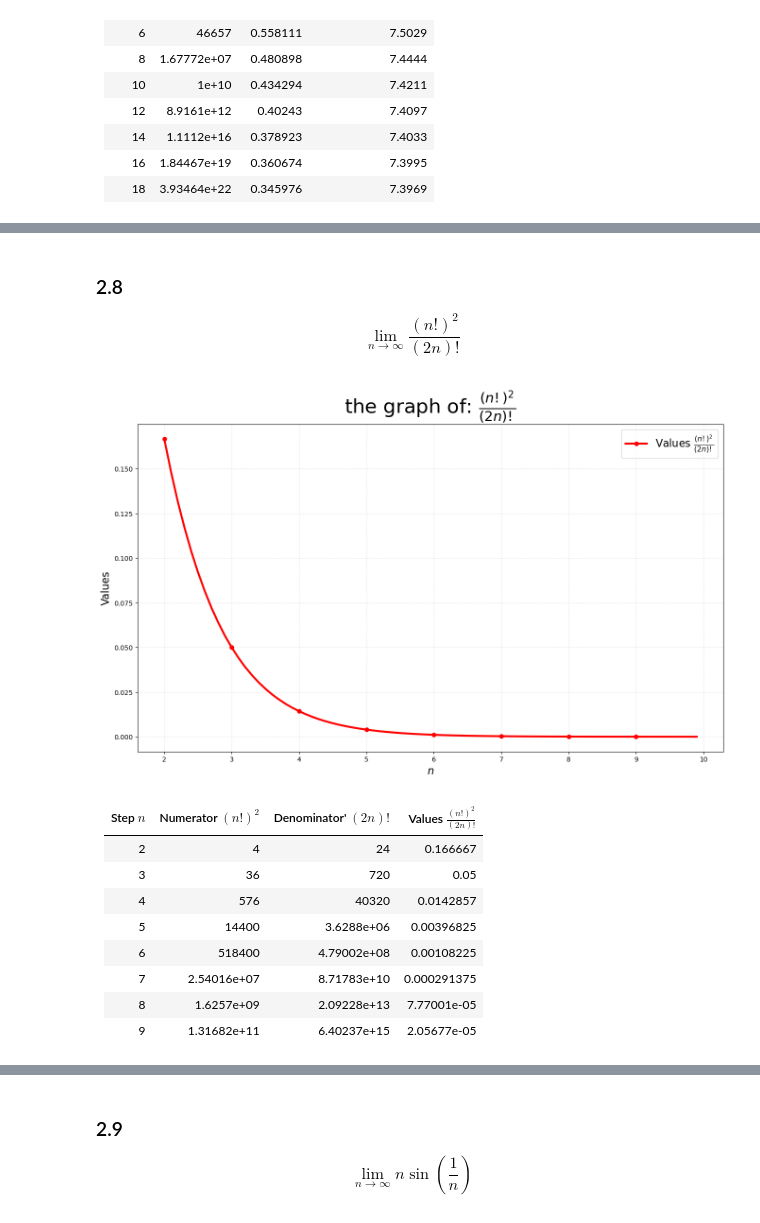
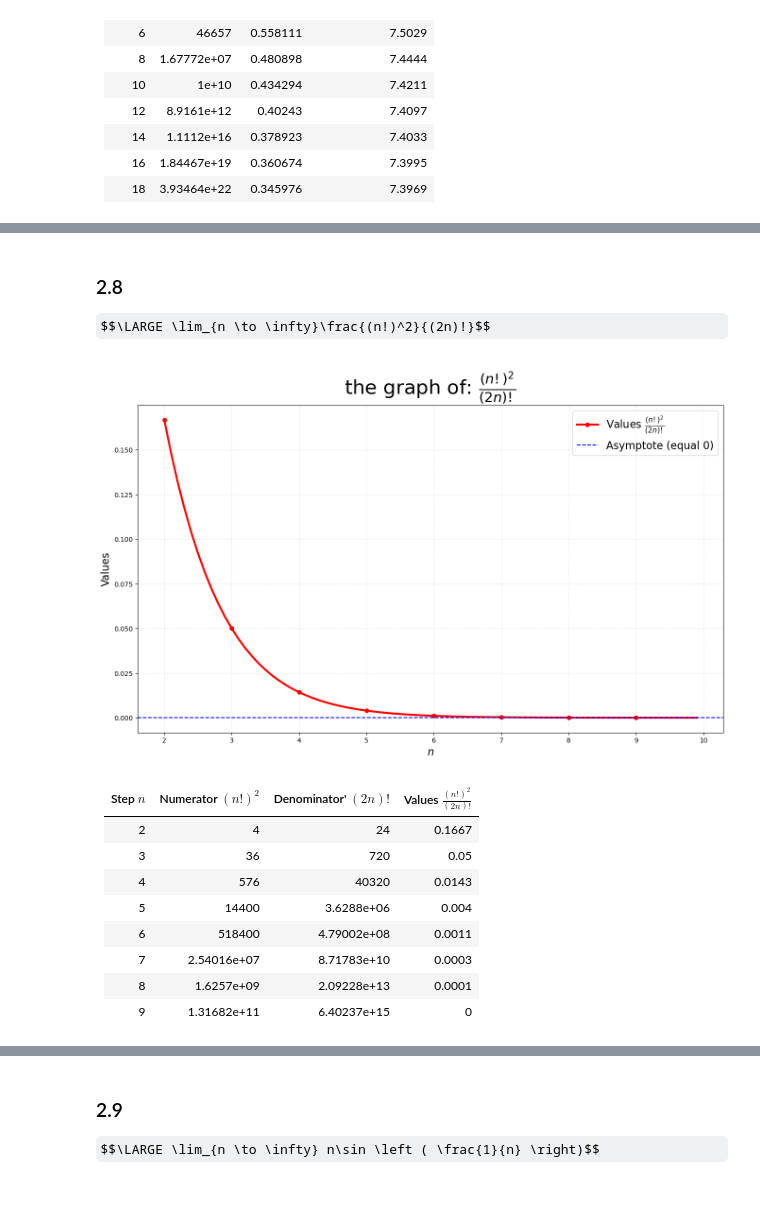
Before and after one commit to KacperCedro/study-notes, a Jupyter notebook: math/Mary-L-Boas/ch01-inifnite-series-power-series/exercises.ipynb, the cells around one changed output, grey strips where cells are left out. Saved outputs shown, nothing was run; the diff lists cells and outputs as text; code cells hidden in the pictures; some formulas as TeX source.

```diff
--- a/math/Mary-L-Boas/ch01-inifnite-series-power-series/exercises.ipynb
+++ b/math/Mary-L-Boas/ch01-inifnite-series-power-series/exercises.ipynb
@@ -64,9 +56,9 @@ plt.show()
 
 table_data = {
     r"Step $n$": n_values,
-    r"Numerator $n^n$": numerators,
-    r"denominator $n!$": denominators,
-    r"Value $\frac{n^n}{n!}$": results
+    r"Numerator $n^n$": np.round(numerators, 4),
+    r"denominator $n!$": np.round(denominators, 4),
+    r"Value $\frac{n^n}{n!}$": np.round(results, 4)
 }
 df = pd.DataFrame(table_data)
 df_sliced = df.iloc[::10]
@@ -147,6 +137,6 @@ compute()
 # %% [markdown]
 ### 2.8
-$$\lim_{n \to \infty}\frac{(n!)^2}{(2n)!}$$
+$$\LARGE \lim_{n \to \infty}\frac{(n!)^2}{(2n)!}$$
 # %%
 def compute():
     n_max = 10
@@ -155,49 +145,50 @@ def compute():
     n_values = np.arange(n_start, n_max, n_step)
 
     numerators = factorial(n_values)**2
     denominators = factorial(2*n_values)
     results = numerators / denominators
 
     plt.figure(figsize=(16,9))
 
     plt.plot(n_values, results, 'o-r', markevery=10, linewidth=3, label=r'Values $\frac{(n!)^2}{(2n)!}$')
+    plt.axhline(y=0, linestyle='--', color='blue', label=r"Asymptote (equal 0)")
     #plt.plot(n_values, numerators, color='green', marker='^', linestyle='-', markevery=11, label=r'Numerators $(n!)^2$')
 
     plt.title(r'the graph of: $\frac{(n!)^2}{(2n)!}$', fontsize=30, pad=15)
     plt.xlabel(r"$n$", fontsize=16)
     plt.ylabel(r"Values", fontsize=16)
     plt.grid(True, linestyle=':', alpha=0.5)
     plt.legend(fontsize=16, loc='upper right')
 
     plt.show()
 
     table_data = {
         r'Step $n$': n_values,
-        r'Numerator $(n!)^2$': numerators,
-        r"Denominator' $(2n)!$": denominators,
-        r"Values $\frac{(n!)^2}{(2n)!}$": results
+        r'Numerator $(n!)^2$': np.round(numerators, 4),
+        r"Denominator' $(2n)!$": np.round(denominators, 4),
+        r"Values $\frac{(n!)^2}{(2n)!}$": np.round(results, 4)
     }
 
     df = pd.DataFrame(table_data)
     df_sliced = df.iloc[::10]
 
     return Markdown(df_sliced.to_markdown(index=False))
 
 compute()
 # %% [output]
-[figure, old version]
+[figure, new version]
 |   Step $n$ |   Numerator $(n!)^2$ |   Denominator' $(2n)!$ |   Values $\frac{(n!)^2}{(2n)!}$ |
 |-----------:|---------------------:|-----------------------:|--------------------------------:|
-|          2 |          4           |           24           |                     0.166667    |
-|          3 |         36           |          720           |                     0.05        |
-|          4 |        576           |        40320           |                     0.0142857   |
-|          5 |      14400           |            3.6288e+06  |                     0.00396825  |
-|          6 |     518400           |            4.79002e+08 |                     0.00108225  |
-|          7 |          2.54016e+07 |            8.71783e+10 |                     0.000291375 |
-|          8 |          1.6257e+09  |            2.09228e+13 |                     7.77001e-05 |
-|          9 |          1.31682e+11 |            6.40237e+15 |                     2.05677e-05 |
+|          2 |          4           |           24           |                          0.1667 |
+|          3 |         36           |          720           |                          0.05   |
+|          4 |        576           |        40320           |                          0.0143 |
+|          5 |      14400           |            3.6288e+06  |                          0.004  |
+|          6 |     518400           |            4.79002e+08 |                          0.0011 |
+|          7 |          2.54016e+07 |            8.71783e+10 |                          0.0003 |
+|          8 |          1.6257e+09  |            2.09228e+13 |                          0.0001 |
+|          9 |          1.31682e+11 |            6.40237e+15 |                          0      |
 # %% [markdown]
 ![2.8](./assets/2.8.png)
 # %% [markdown]
 ### 2.9
-$$\lim_{n \to \infty} n\sin \left ( \frac{1}{n} \right)$$
+$$\LARGE \lim_{n \to \infty} n\sin \left ( \frac{1}{n} \right)$$
```
Also changed, not shown: parts of 68 cells of this notebook, 36 other files.
